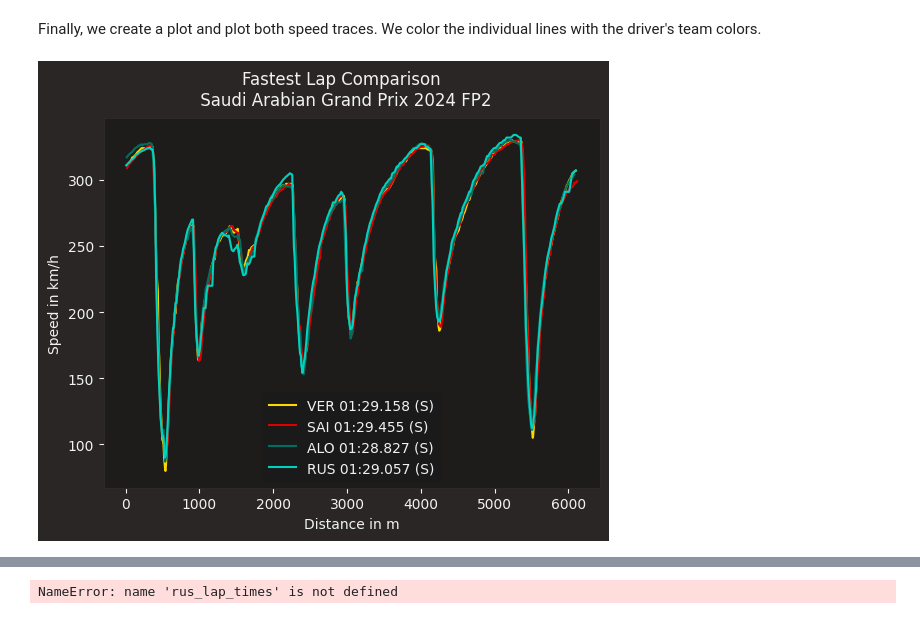
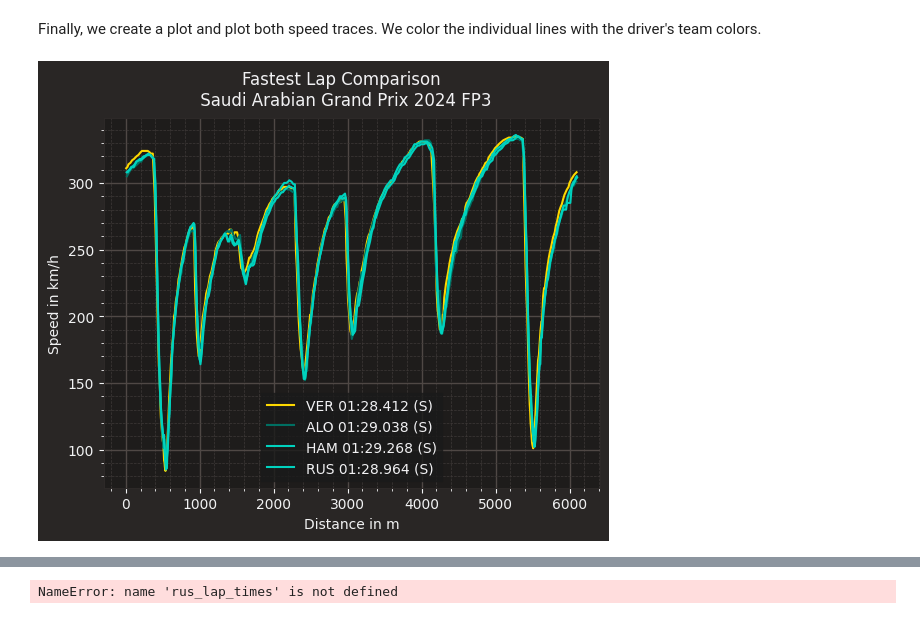
Before and after one commit to enrimr/f1-analysis-jupyter, a Jupyter notebook: plot_speed_traces.ipynb, the cells around one changed output, grey strips where cells are left out. Cells and saved outputs as stored; diff of their text form; code cells hidden in the pictures.

```diff
--- a/plot_speed_traces.ipynb
+++ b/plot_speed_traces.ipynb
@@ -42,7 +24,7 @@ import seaborn as sns
 fastf1.plotting.setup_mpl(misc_mpl_mods=False)
 
 # load a session and its telemetry data
-grand_prix_session = 'FP2'
+grand_prix_session = 'FP3'
 grand_prix_year = 2024
 session = fastf1.get_session(grand_prix_year, 2, grand_prix_session)
 grand_prix_name = session.event['EventName']
@@ -104,28 +83,28 @@ We color the individual lines with the driver's team colors.
 # %%
 rbr_color = fastf1.plotting.team_color('RBR')
 mer_color = fastf1.plotting.team_color('MER')
 ast_color = fastf1.plotting.team_color('AST')
 fer_color = fastf1.plotting.team_color('FER')
 mcl_color = fastf1.plotting.team_color('MCL')
 
 fig, ax = plt.subplots()
 ax.plot(ver_tel['Distance'], ver_tel['Speed'], color=rbr_color, label=f"VER {format_lap_time(ver_lap['LapTime'])} ({ver_lap['Compound'][0]})")
 #ax.plot(per_tel['Distance'], per_tel['Speed'], color=rbr_color, label='PER')
-ax.plot(sai_tel['Distance'], sai_tel['Speed'], color=fer_color, label=f"SAI {format_lap_time(sai_lap['LapTime'])} ({sai_lap['Compound'][0]})")
+#ax.plot(sai_tel['Distance'], sai_tel['Speed'], color=fer_color, label=f"SAI {format_lap_time(sai_lap['LapTime'])} ({sai_lap['Compound'][0]})")
 ax.plot(alo_tel['Distance'], alo_tel['Speed'], color=ast_color, label=f"ALO {format_lap_time(alo_lap['LapTime'])} ({alo_lap['Compound'][0]})")
-#ax.plot(ham_tel['Distance'], ham_tel['Speed'], color=mer_color, label='HAM')
+ax.plot(ham_tel['Distance'], ham_tel['Speed'], color=mer_color, label=f"HAM {format_lap_time(ham_lap['LapTime'])} ({ham_lap['Compound'][0]})")
 ax.plot(rus_tel['Distance'], rus_tel['Speed'], color=mer_color, label=f"RUS {format_lap_time(rus_lap['LapTime'])} ({rus_lap['Compound'][0]})")
 
 ax.set_xlabel('Distance in m')
 ax.set_ylabel('Speed in km/h')
 
 ax.legend()
 plt.suptitle(f"Fastest Lap Comparison \n "
              f"{grand_prix_name} {session.event.year} {grand_prix_session}")
 
 plt.show()
 # %% [output]
-[figure, old version]
+[figure, new version]
 # %%
 # Obtén una lista única de corredores desde la sesión
 corredores = session.laps['Driver'].unique()
```
Also changed, not shown: parts of 13 cells of this notebook, 14 other files.
